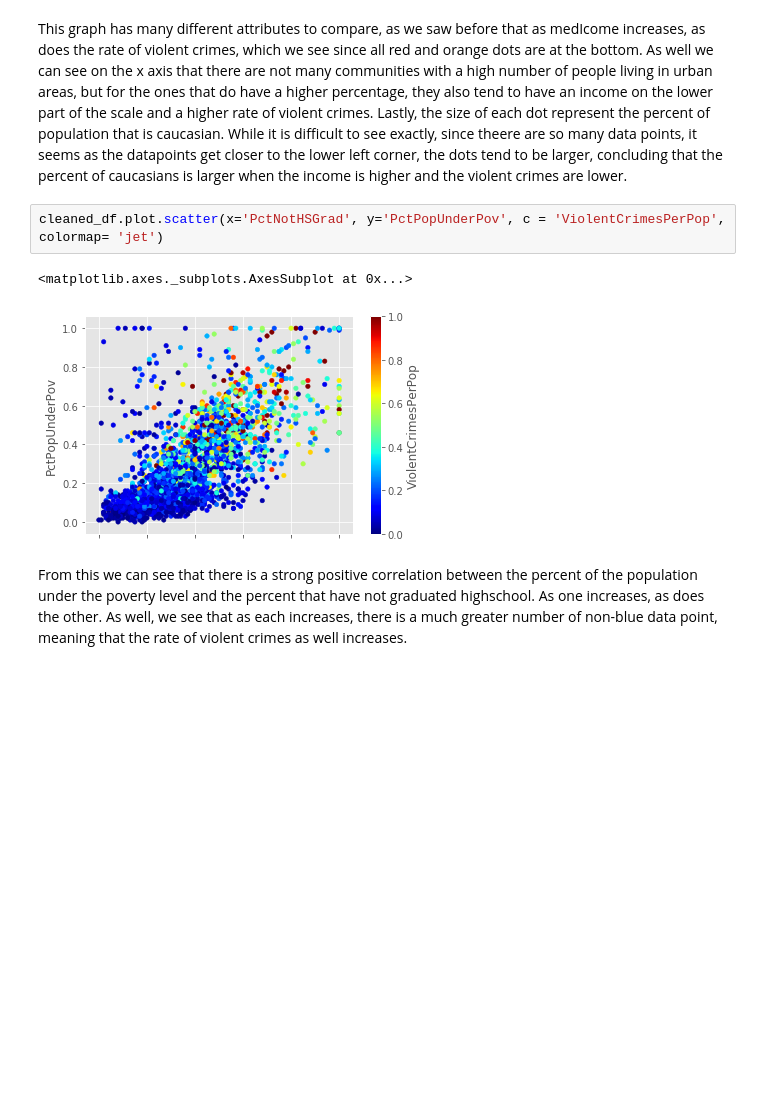
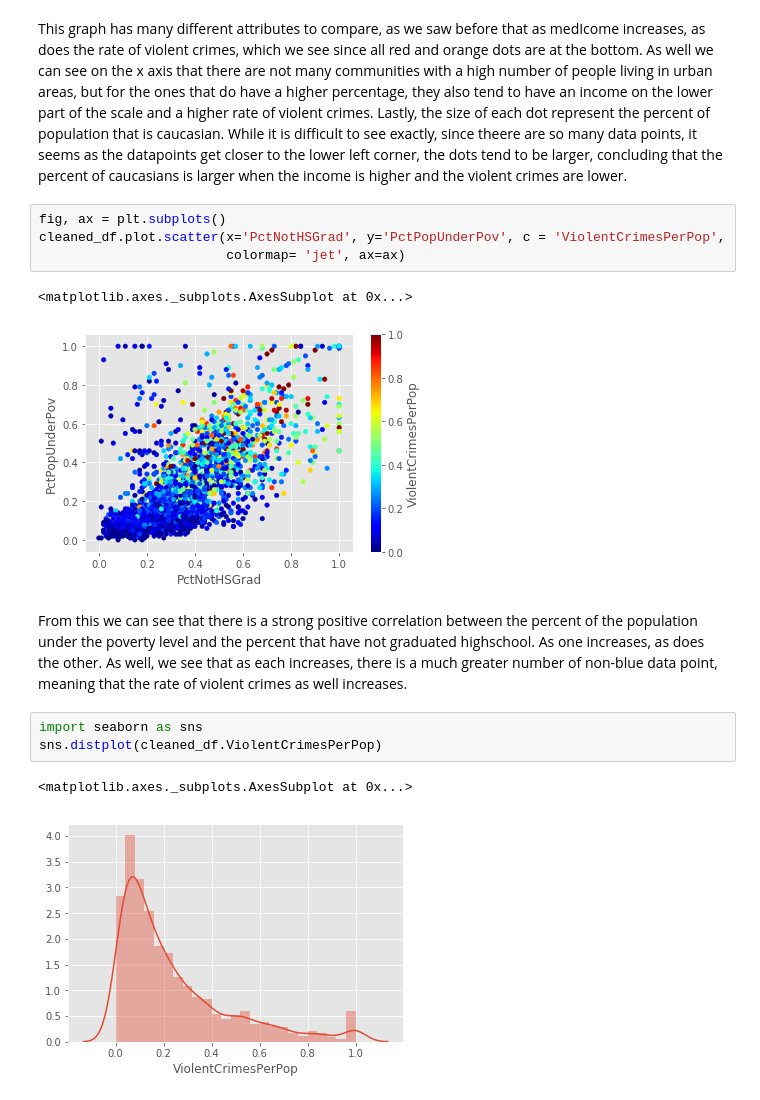
Before and after one commit to caticardelle/eece2300_termproject, a Jupyter notebook: crime_term_project/Data Visualization.ipynb, the cells around one changed output. Drawn from its saved outputs; the diff is of its cells as text; blank space fills up the shorter version.

```diff
--- a/crime_term_project/Data Visualization.ipynb
+++ b/crime_term_project/Data Visualization.ipynb
@@ -173,9 +58,17 @@ cleaned_df.plot.scatter(x = "numbUrban", y = "ViolentCrimesPerPop", s = size, c=
 # %% [markdown]
 This graph has many different attributes to compare, as we saw before that as medIcome increases, as does the rate of violent crimes, which we see since all red and orange dots are at the bottom. As well we can see on the x axis that there are not many communities with a high number of people living in urban areas, but for the ones that do have a higher percentage, they also tend to have an income on the lower part of the scale and a higher rate of violent crimes. Lastly, the size of each dot represent the percent of population that is caucasian. While it is difficult to see exactly, since theere are so many data points, it seems as the datapoints get closer to the lower left corner, the dots tend to be larger, concluding that the percent of caucasians is larger when the income is higher and the violent crimes are lower.
 # %%
-cleaned_df.plot.scatter(x='PctNotHSGrad', y='PctPopUnderPov', c = 'ViolentCrimesPerPop', colormap= 'jet')
+fig, ax = plt.subplots()
+cleaned_df.plot.scatter(x='PctNotHSGrad', y='PctPopUnderPov', c = 'ViolentCrimesPerPop',
+                        colormap= 'jet', ax=ax)
 # %% [output]
 <matplotlib.axes._subplots.AxesSubplot at 0x...>
-[figure, old version]
+[figure, new version]
 # %% [markdown]
 From this we can see that there is a strong positive correlation between the percent of the population under the poverty level and the percent that have not graduated highschool. As one increases, as does the other. As well, we see that as each increases, there is a much greater number of non-blue data point, meaning that the rate of violent crimes as well increases.
+# %%
+import seaborn as sns
+sns.distplot(cleaned_df.ViolentCrimesPerPop)
+# %% [output]
+<matplotlib.axes._subplots.AxesSubplot at 0x...>
+[figure, added]
```
Also changed, not shown: parts of 8 cells of this notebook, 4 other files.
